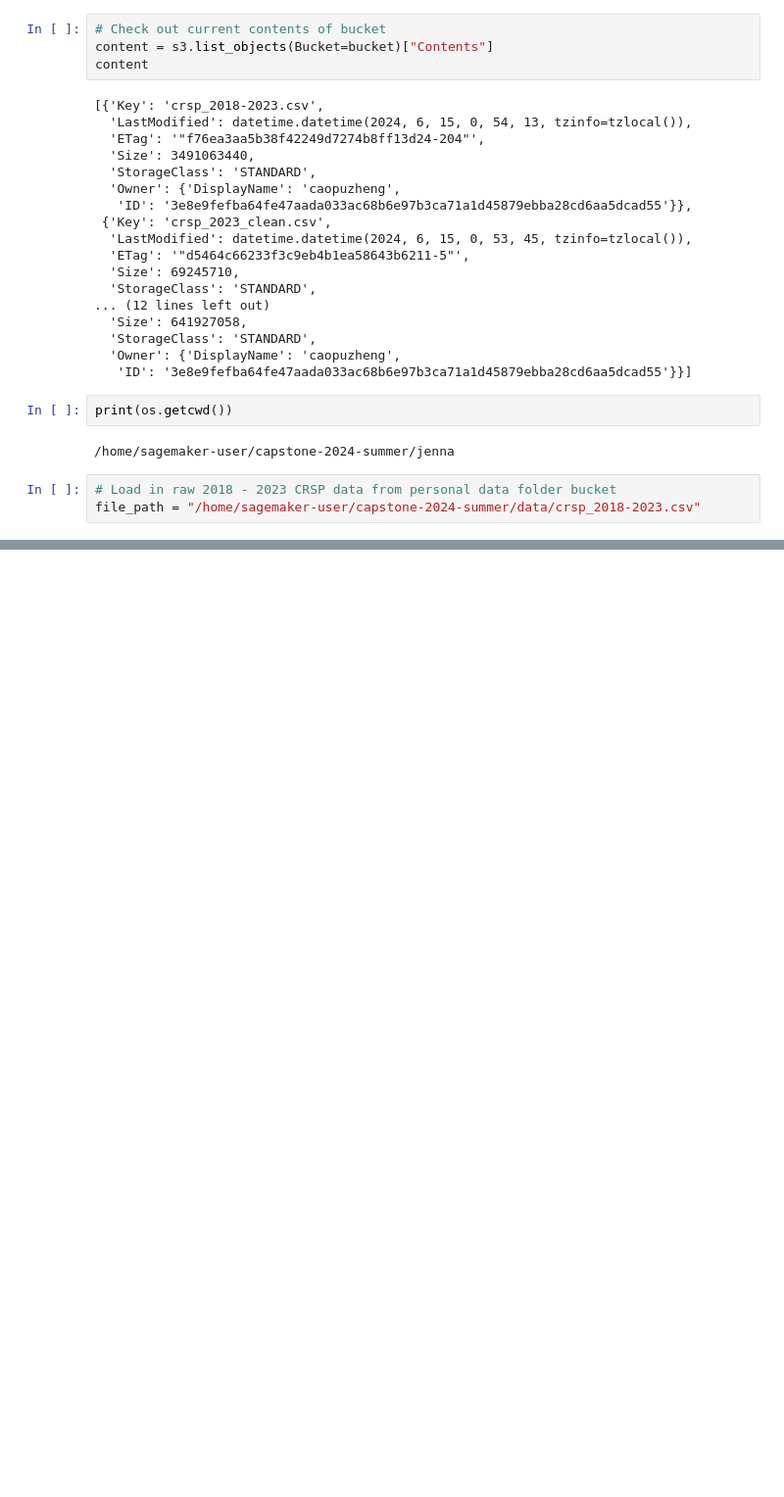
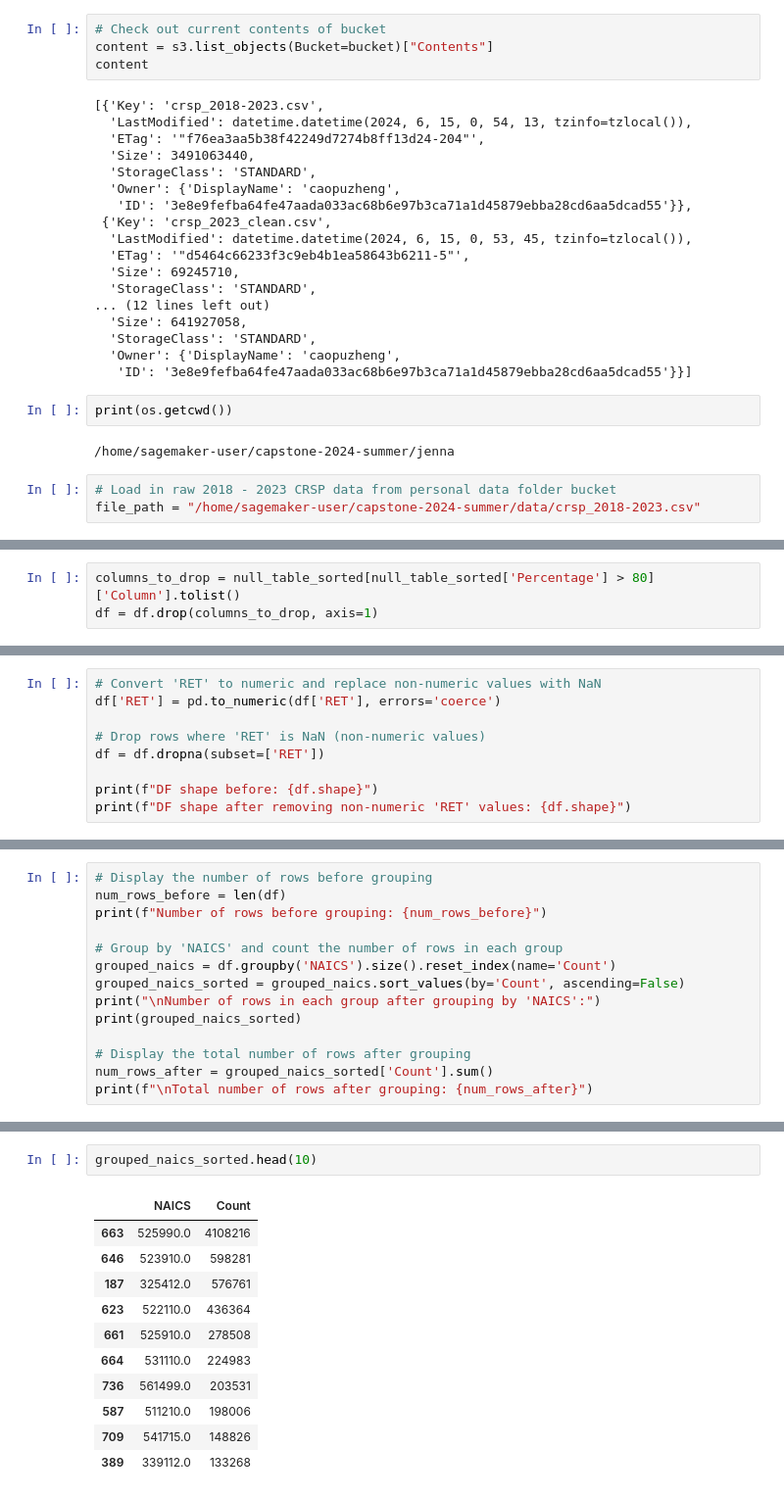
Before and after one commit to Shuo-Wang-UCBerkeley/VIP, a Jupyter notebook: jenna/crsp_2018-2023_eda.ipynb, the cells around one changed output, grey strips where cells are left out. Shown: that part at 98% size. Cells and saved outputs as stored; diff of their text form; blank space fills up the shorter version.

```diff
--- a/jenna/crsp_2018-2023_eda.ipynb
+++ b/jenna/crsp_2018-2023_eda.ipynb
@@ -125,0 +247,3 @@ df = pd.read_csv(file_path)
+# %%
+columns_to_drop = null_table_sorted[null_table_sorted['Percentage'] > 80]['Column'].tolist()
+df = df.drop(columns_to_drop, axis=1)
@@ -125,0 +310,9 @@ df = pd.read_csv(file_path)
+# %%
+# Convert 'RET' to numeric and replace non-numeric values with NaN
+df['RET'] = pd.to_numeric(df['RET'], errors='coerce')
+
+# Drop rows where 'RET' is NaN (non-numeric values)
+df = df.dropna(subset=['RET'])
+
+print(f"DF shape before: {df.shape}")
+print(f"DF shape after removing non-numeric 'RET' values: {df.shape}")
@@ -125,0 +347,14 @@ df = pd.read_csv(file_path)
+# %%
+# Display the number of rows before grouping
+num_rows_before = len(df)
+print(f"Number of rows before grouping: {num_rows_before}")
+
+# Group by 'NAICS' and count the number of rows in each group
+grouped_naics = df.groupby('NAICS').size().reset_index(name='Count')
+grouped_naics_sorted = grouped_naics.sort_values(by='Count', ascending=False)
+print("\nNumber of rows in each group after grouping by 'NAICS':")
+print(grouped_naics_sorted)
+
+# Display the total number of rows after grouping
+num_rows_after = grouped_naics_sorted['Count'].sum()
+print(f"\nTotal number of rows after grouping: {num_rows_after}")
@@ -125,0 +381,14 @@ df = pd.read_csv(file_path)
+# %%
+grouped_naics_sorted.head(10)
+# %% [output]
+|  | NAICS | Count |
+| 663 | 525990.0 | 4108216 |
+| 646 | 523910.0 | 598281 |
+| 187 | 325412.0 | 576761 |
+| 623 | 522110.0 | 436364 |
+| 661 | 525910.0 | 278508 |
+| 664 | 531110.0 | 224983 |
+| 736 | 561499.0 | 203531 |
+| 587 | 511210.0 | 198006 |
+| 709 | 541715.0 | 148826 |
+| 389 | 339112.0 | 133268 |
```
Also changed, not shown: parts of 24 cells of this notebook.
